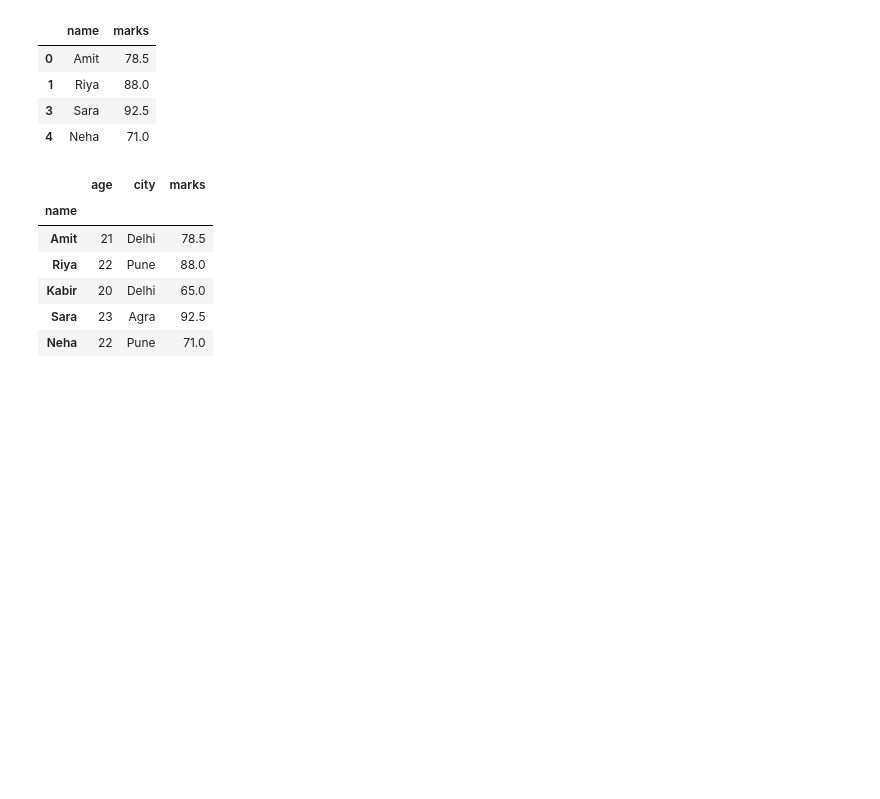
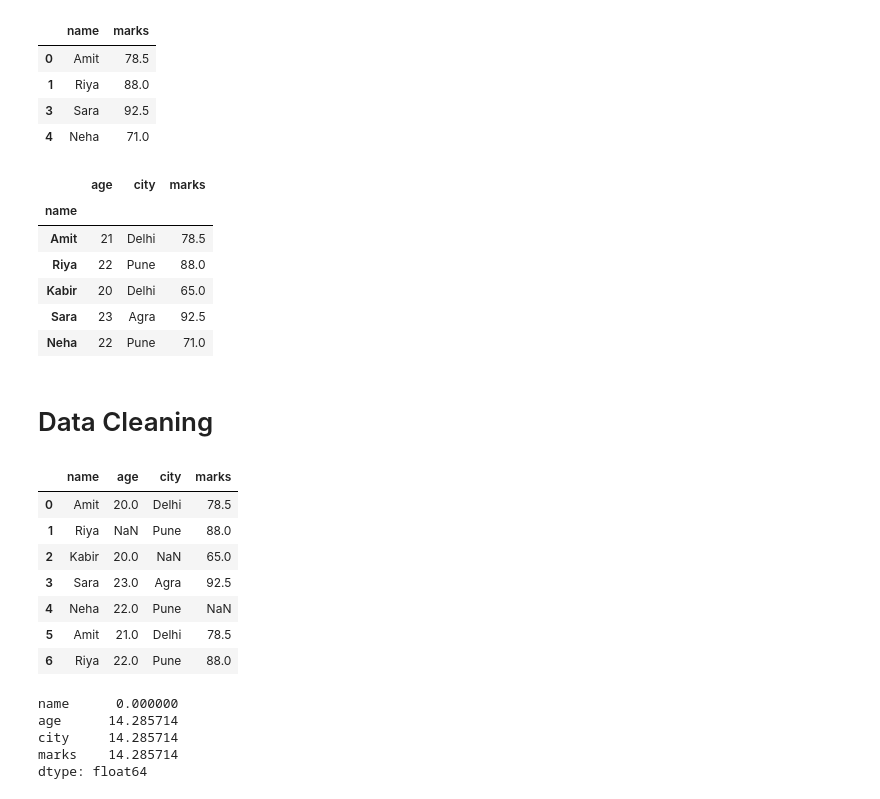
Before and after one commit to rayan8413github/Python_Data_Science_Libraries, a Jupyter notebook: Pandas.ipynb, the cells around one changed output. Saved outputs shown, nothing was run; the diff lists cells and outputs as text; code cells hidden in the pictures; blank space fills up the shorter version.

```diff
--- a/Pandas.ipynb
+++ b/Pandas.ipynb
@@ -212,3 +212,33 @@ df2.reset_index() #shows the older indexed
 # %%
 # to modify values
 df1.loc[df1["marks"] < 70, "marks"] = 70
+# %% [markdown]
+# Data Cleaning
+# %%
+df2 = pd.DataFrame({
+    "name" : ["Amit", "Riya", "Kabir", "Sara", "Neha", "Amit", "Riya "],
+    "age" : [20, np.nan, 20, 23, 22, 21, 22],
+    "city" : ["Delhi", "Pune", None, "Agra", "Pune", "Delhi", "Pune"],
+    "marks" : ["78.5", "88.0", "65.0", "92.5", None, "78.5", "88.0"]
+})
+df2
+# %% [output]
+|  | name | age | city | marks |
+| 0 | Amit | 20.0 | Delhi | 78.5 |
+| 1 | Riya | NaN | Pune | 88.0 |
+| 2 | Kabir | 20.0 | NaN | 65.0 |
+| 3 | Sara | 23.0 | Agra | 92.5 |
+| 4 | Neha | 22.0 | Pune | NaN |
+| 5 | Amit | 21.0 | Delhi | 78.5 |
+| 6 | Riya | 22.0 | Pune | 88.0 |
+# %%
+# to see missing values
+df2.isna()
+df2.isna().sum() #gives number of null values for each column
+df2.isna().mean()*100 #gives percentage of missing values per column
+# %% [output]
+name      0.000000
+age      14.285714
+city     14.285714
+marks    14.285714
+dtype: float64
```
Also changed, not shown: parts of 8 cells of this notebook.
